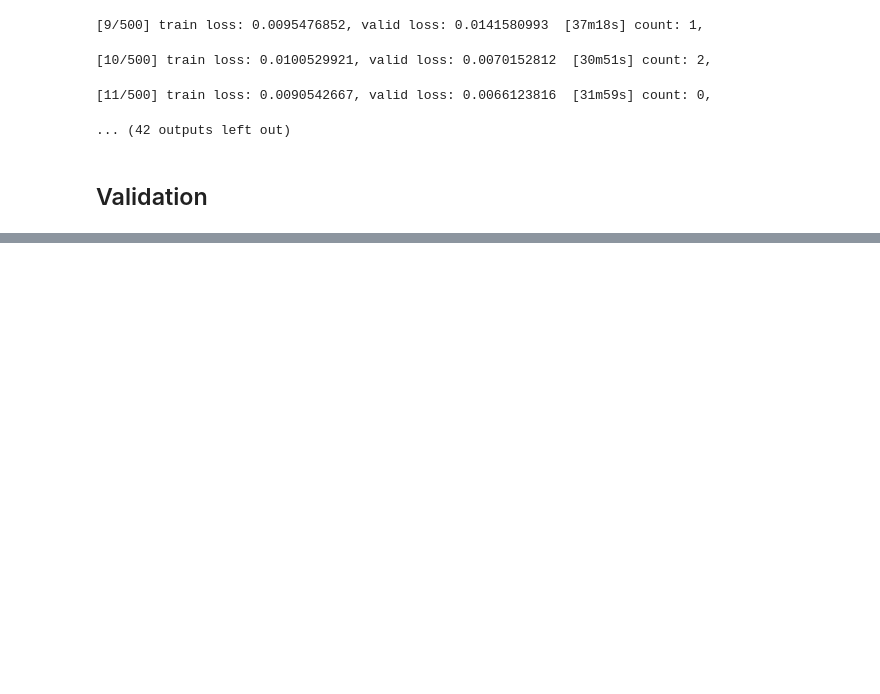
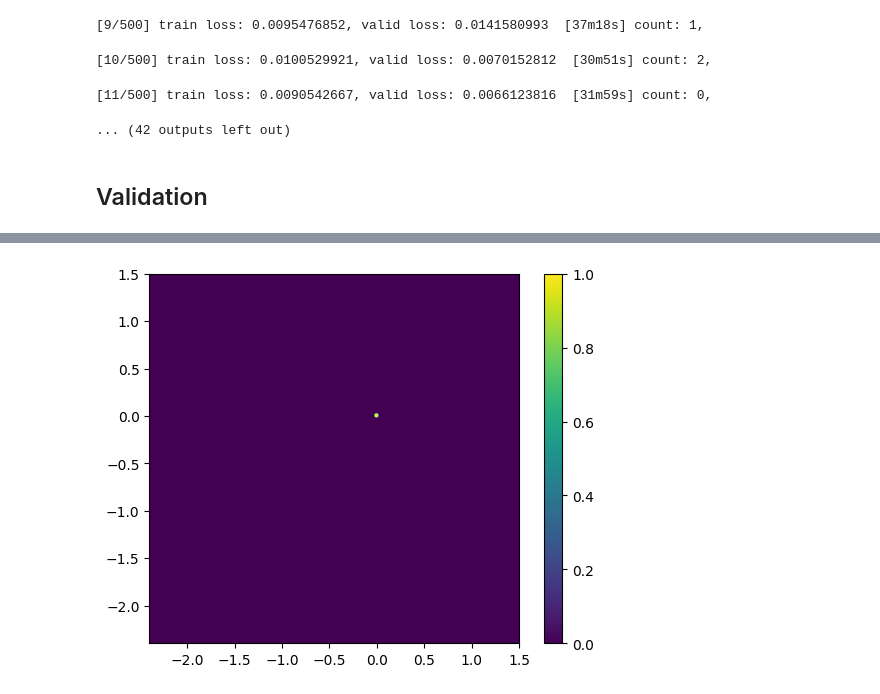
Before and after one commit to Naradice/stocknet_study, a Jupyter notebook: Models/Transformer/ClusterDistanceTransformer.ipynb, the cells around one changed output, grey strips where cells are left out. Saved outputs shown, nothing was run; the diff lists cells and outputs as text; code cells hidden in the pictures; blank space fills up the shorter version.

```diff
--- a/Models/Transformer/ClusterDistanceTransformer.ipynb
+++ b/Models/Transformer/ClusterDistanceTransformer.ipynb
@@ -792,0 +1061,9 @@ ans, ans_time = tgt
+# %%
+x_index = int(x[0] / unit)
+y_index = int(y[0] / unit)
+x_min_index = int((-x_min + x[0])/unit)
+y_min_index = int((-y_min + y[0])/unit)
+# %%
+units = round((distance * 2) / unit)
+x_max_index = x_min_index + units
+y_max_index = y_min_index + units
@@ -792,0 +1090,8 @@ ans, ans_time = tgt
+# %%
+density[x_min_index:x_max_index, y_min_index:y_max_index] += test_clipped
+# %%
+plt.imshow(density, origin='lower', extent=(x_min, x_max, y_min, y_max))
+plt.colorbar()
+plt.show()
+# %% [output]
+[figure, added]
```
Also changed, not shown: parts of 45 cells of this notebook.
